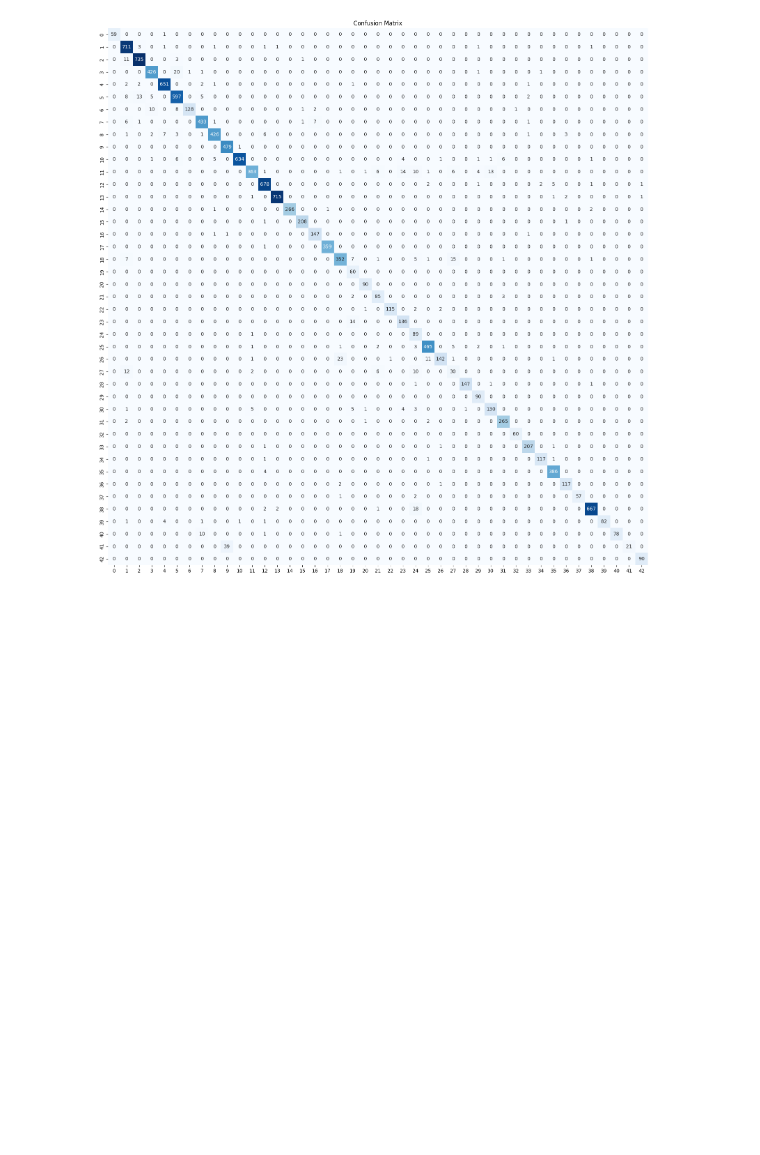
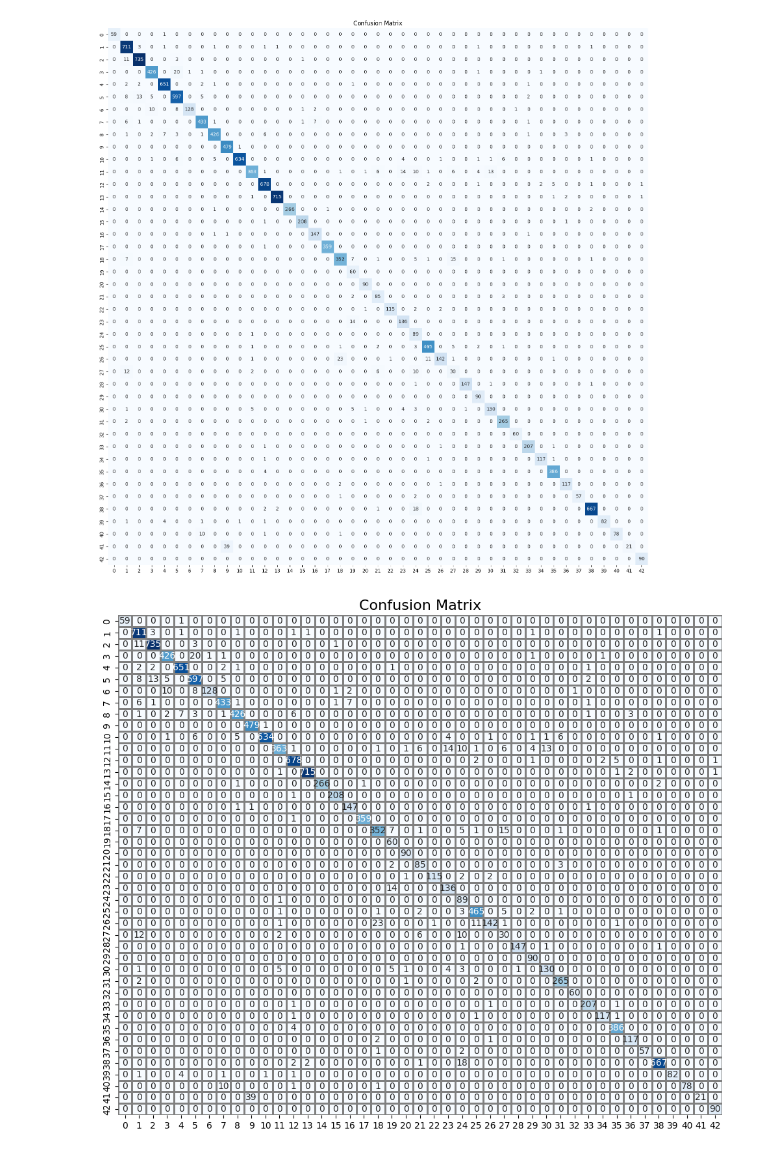
Before and after one commit to Sohaib-50/German-Traffic-Sign-Recognition, a Jupyter notebook: German_Traffic_Sign_Recognition_Testing.ipynb, the cells around one changed output. Saved outputs shown, nothing was run; the diff lists cells and outputs as text; code cells hidden in the pictures; blank space fills up the shorter version.

```diff
--- a/German_Traffic_Sign_Recognition_Testing.ipynb
+++ b/German_Traffic_Sign_Recognition_Testing.ipynb
@@ -511,3 +511,12 @@ plt.title("Confusion Matrix")
 plt.show()
 # %% [output]
 [figure]
+# %%
+# Plot confusion matrix
+plt.figure(figsize=(12, 10))
+sns.heatmap(cm, annot=True, cmap="Blues", fmt="d", cbar=False, linewidths=0.75, linecolor='gray', annot_kws={"fontsize": 10})
+plt.title("Confusion Matrix", fontsize=16)
+
+plt.show()
+# %% [output]
+[figure, added]
```
Also changed, not shown: parts of 2 cells of this notebook.
